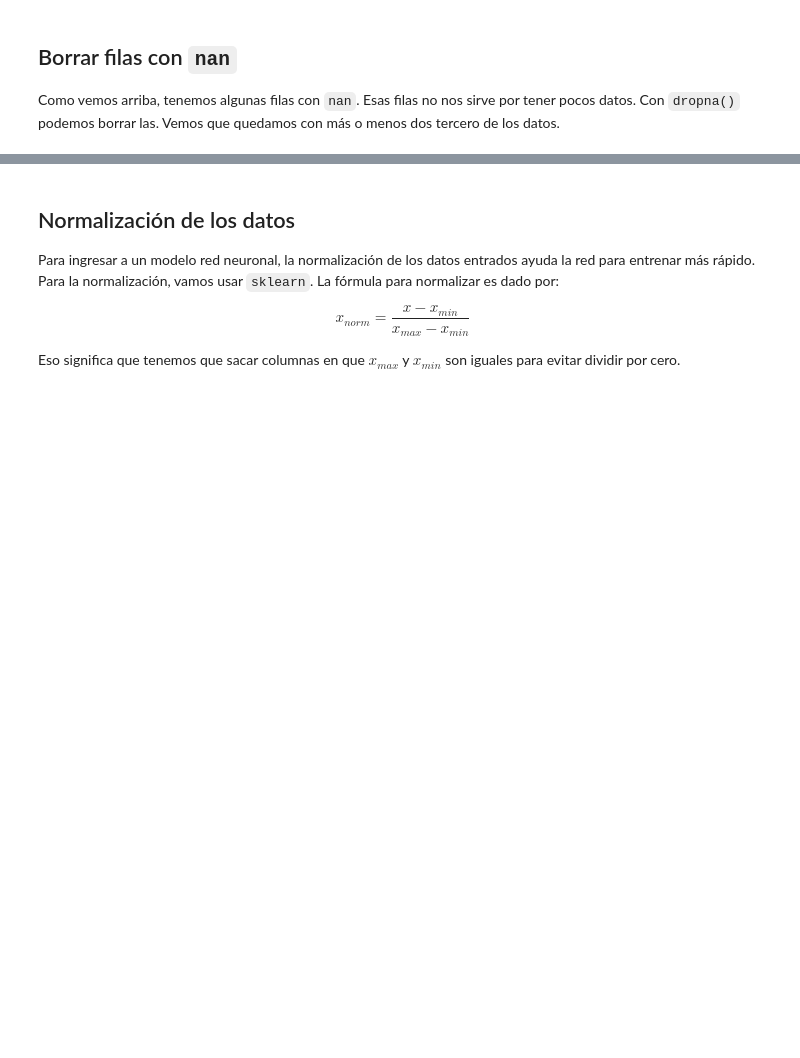
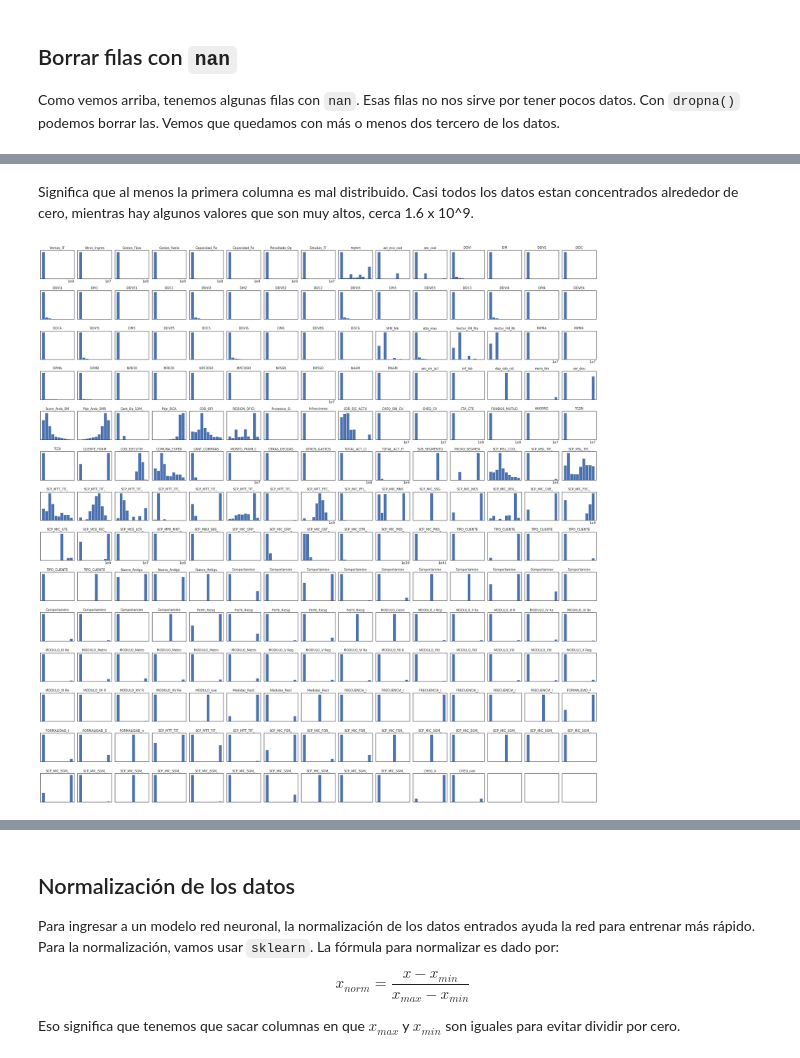
Before and after one commit to GAMES-UChile/Curso-BancoEstado, a Jupyter notebook: modulo6/modulo6.ipynb, the cells around one changed output, grey strips where cells are left out. Cells and saved outputs as stored; diff of their text form; code cells hidden in the pictures; blank space fills up the shorter version.

```diff
--- a/modulo6/modulo6.ipynb
+++ b/modulo6/modulo6.ipynb
@@ -187,13 +200,13 @@ SCP_MIC_SGM: ['MMIC' 'PERSO' 'MMICA' 'MSOM' 'SNCLA' 'MPEQ' 'SINSE' 'ECONC' 'ISFL
 df4 = df3.copy()
 
 # borrar columnas que no son categoricas o que tienen solo un valor distinto
-for col in ['act_eco_des', 'PERFIL', 'OFICINA', 'CHEQ']:
+for col in ['act_eco_des', 'PERFIL', 'OFICINA']:
     if col in df4.columns:
         del df4[col]
 
 for col in ['TIPO_CLIENTE', 'Nuevo_Antiguo_Prod', 'Comportamiento_SBFI', 'Comportamiento_BEME',
             'Perfil_Riesgo', 'MODULO', 'Medidas_Restrictivas', 'FRECUENCIA_INGRESO', 'FORMALIDAD',
-            'SCP_MTT_TIT_SEX', 'SCP_MIC_FOR', 'SCP_MIC_SGM']:
+            'SCP_MTT_TIT_SEX', 'SCP_MIC_FOR', 'SCP_MIC_SGM', 'CHEQ']:
     encoded = pd.get_dummies(df4[col], prefix=col, dummy_na=True)
     df4 = pd.concat([df4, encoded], axis=1).drop(col, axis=1)
 
@@ -215,0 +240,25 @@ memory usage: 21.7 MB
+# %% [markdown]
+Significa que al menos la primera columna es mal distribuido. Casi todos los datos estan concentrados alrededor de cero, mientras hay algunos valores que son muy altos, cerca 1.6 x 10^9.
+# %%
+def plot_histograms(df):
+    width = int(np.ceil(np.sqrt(len(df.columns))))
+    height = int(np.ceil(len(df.columns) / width))
+    fig, axes = plt.subplots(height, width, figsize=(25, 25), tight_layout=True)
+
+    for j in range(height):
+        for i in range(width):
+            ax = axes[j,i]
+            col = j*n+i
+            if col < len(df.columns):
+                title = df5.columns[col]
+                if len(title) > 12:
+                    title = title[:12]
+                ax.set_title(title, fontdict={'fontsize': 10.0})
+
+                data = df.iloc[:, col]
+                ax.hist(data)
+            ax.tick_params(labelbottom=False, labelleft=False, left=False, bottom=False)
+
+plot_histograms(df5)
+# %% [output]
+[figure, added]
```
Also changed, not shown: parts of 37 cells of this notebook, 1 other file.
